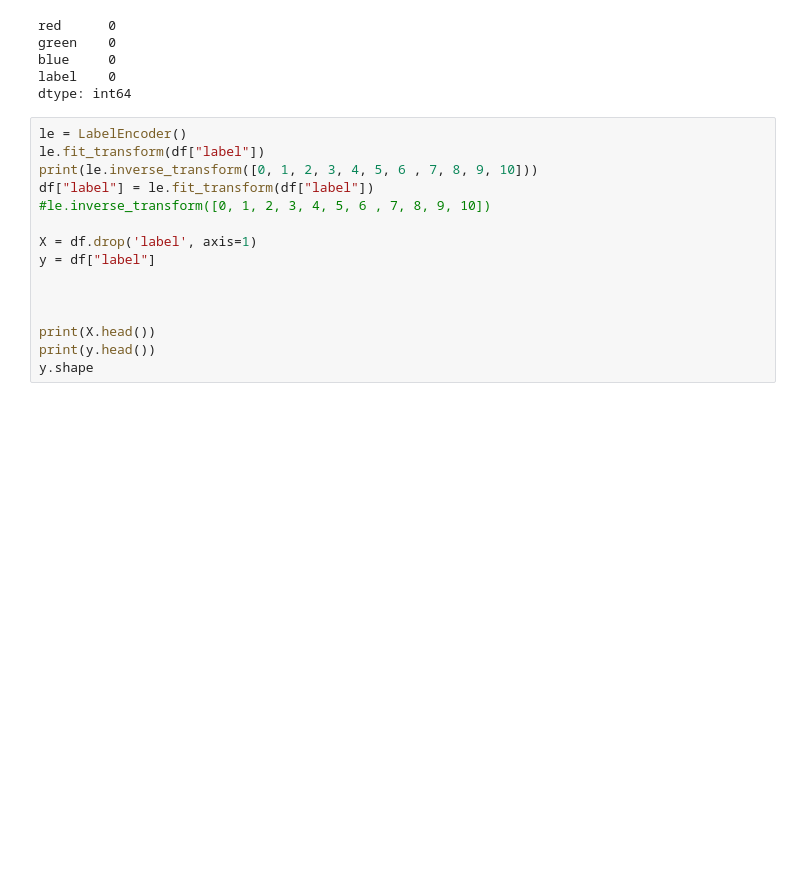
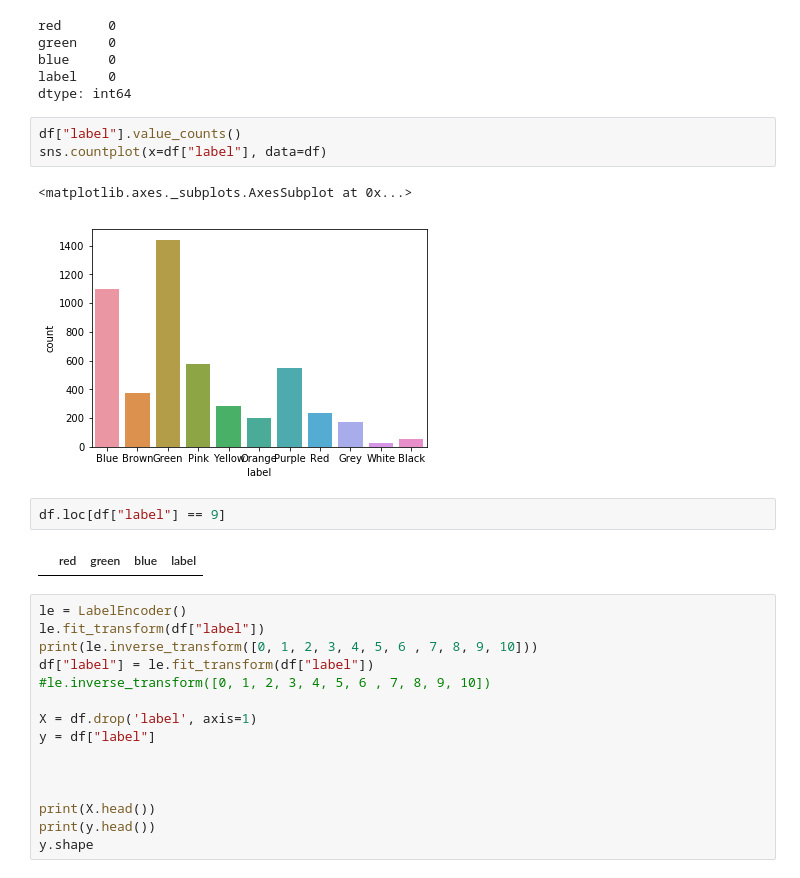
Before and after one commit to tolgaSelimoglu/Rubiclab, a Jupyter notebook: AI/colorDetection/colorDetection.ipynb, the cells around one changed output. Drawn from its saved outputs; the diff is of its cells as text; blank space fills up the shorter version.

```diff
--- a/AI/colorDetection/colorDetection.ipynb
+++ b/AI/colorDetection/colorDetection.ipynb
@@ -39,6 +41,16 @@ green    0
 blue     0
 label    0
 dtype: int64
+# %%
+df["label"].value_counts()
+sns.countplot(x=df["label"], data=df)
+# %% [output]
+<matplotlib.axes._subplots.AxesSubplot at 0x...>
+[figure, added]
+# %%
+df.loc[df["label"] == 9]
+# %% [output]
+|  | red | green | blue | label |
 # %%
 le = LabelEncoder()
 le.fit_transform(df["label"])
```
Also changed, not shown: parts of 12 cells of this notebook.
